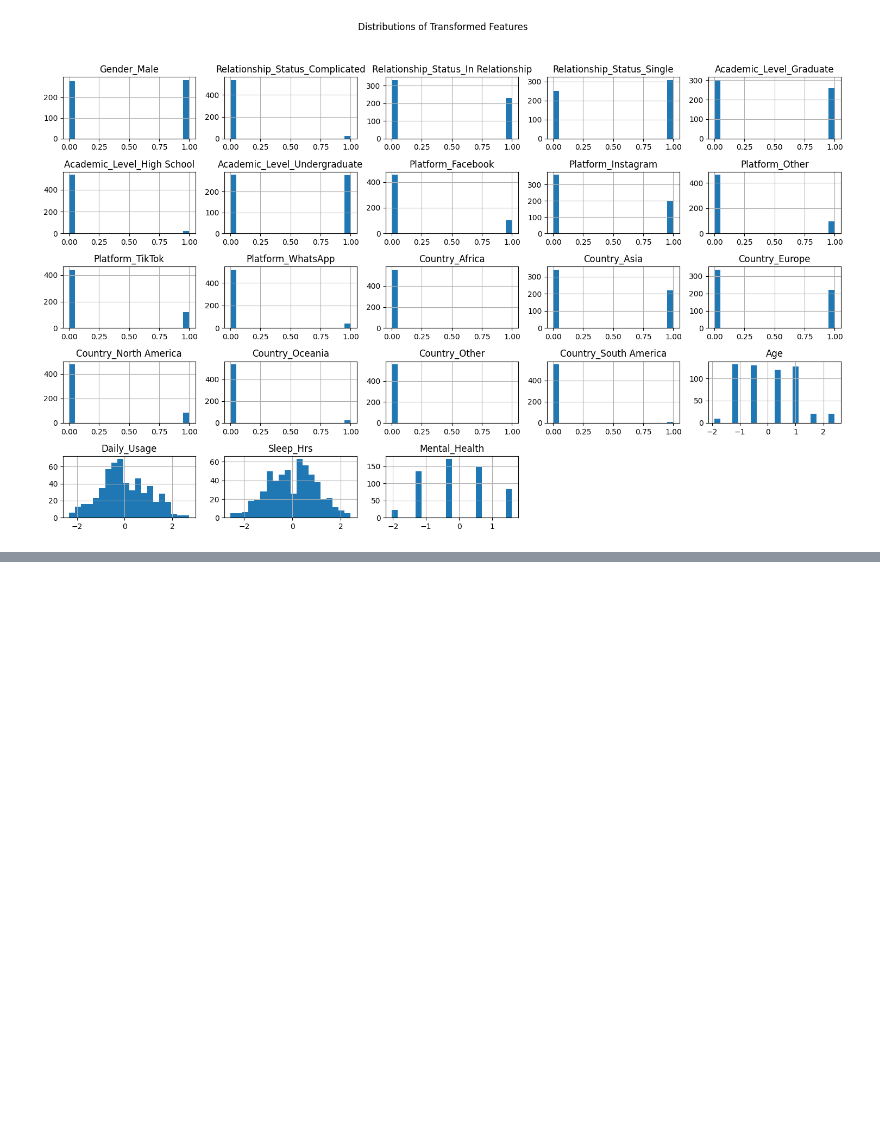
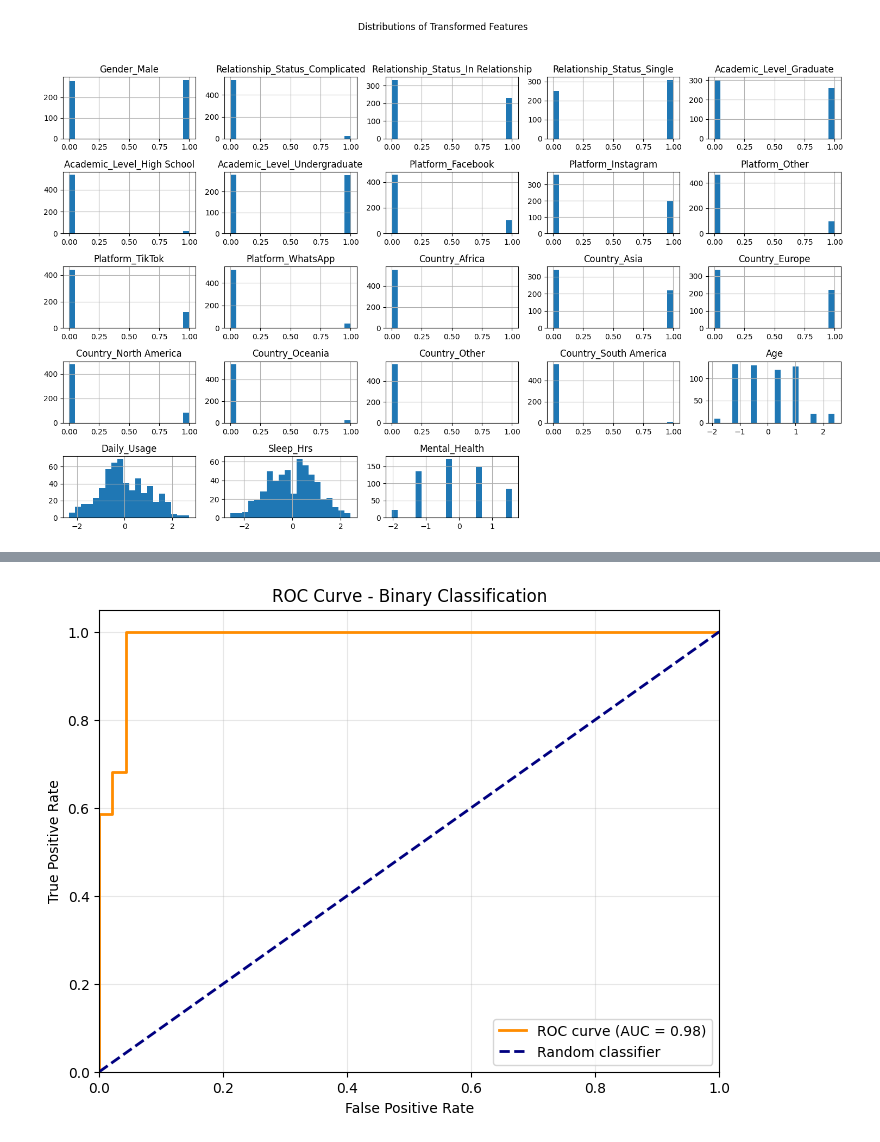
Before and after one commit to numberwrangler/SDS-CP029-social-sphere, a Jupyter notebook: submissions/team-members/bob-hosseini/notebooks/02_classification.ipynb, the cells around one changed output, grey strips where cells are left out. Saved outputs shown, nothing was run; the diff lists cells and outputs as text; code cells hidden in the pictures; blank space fills up the shorter version.

```diff
--- a/submissions/team-members/bob-hosseini/notebooks/02_classification.ipynb
+++ b/submissions/team-members/bob-hosseini/notebooks/02_classification.ipynb
@@ -916,0 +632,13 @@ Best F1 score (CV): 0.9522913452970652
+# %%
+from utils import create_and_log_roc_plot_binary
+
+fig_roc = create_and_log_roc_plot_binary(
+    model=best_xgb,
+    X_test=X_test,
+    y_test=y_test,
+    prefix="train",
+    show_plot=True,
+    mlflow_log = False
+)
+# %% [output]
+[figure, added]
```
Also changed, not shown: parts of 91 cells of this notebook, 5 other files.
